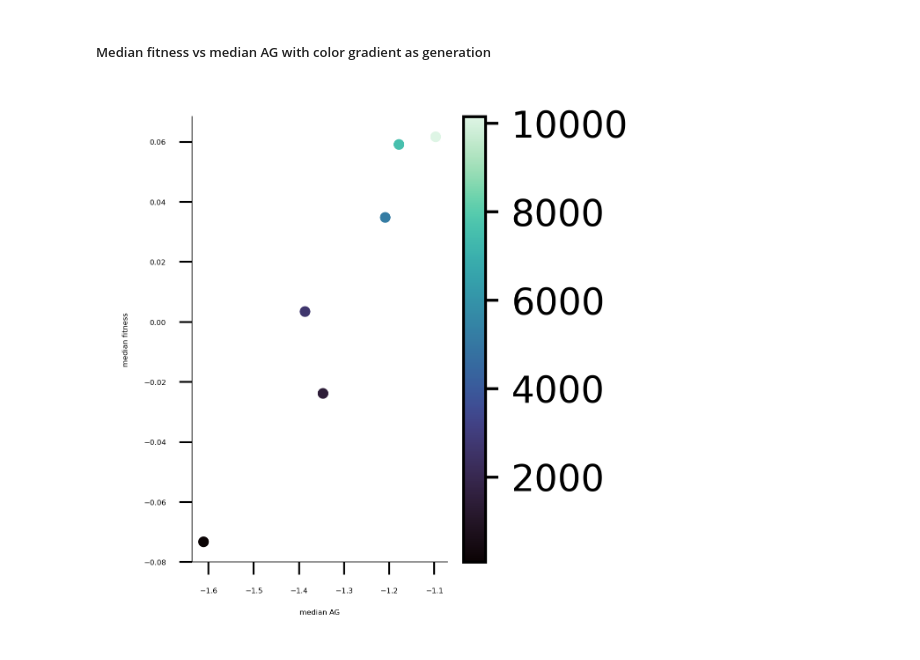
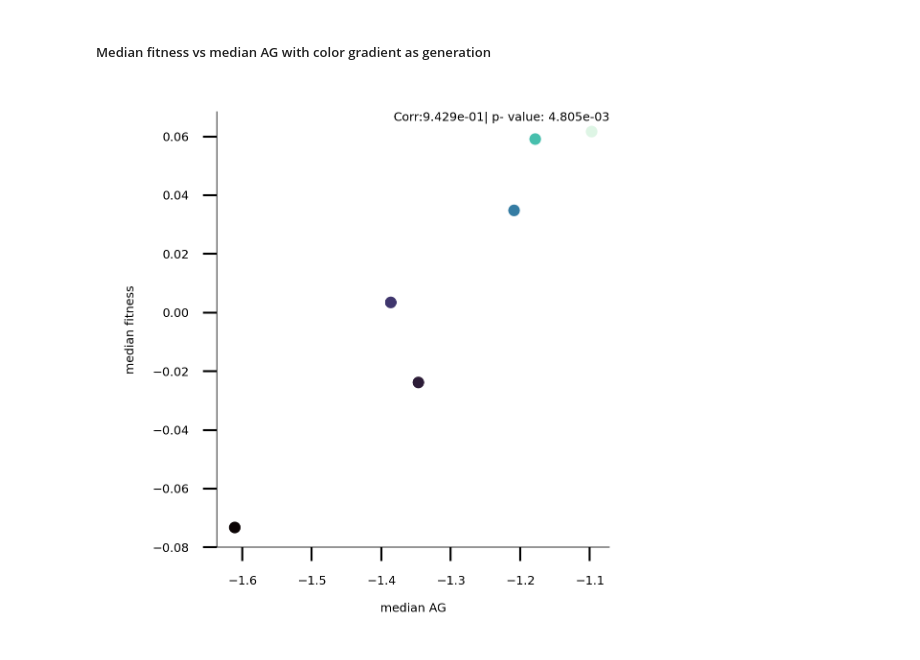
Before and after one commit to cellsemantics/Oligo_Promotion, a Jupyter notebook: yeast/scripts/yeast analysis.ipynb, the cells around one changed output. Saved outputs shown, nothing was run; the diff lists cells and outputs as text; code cells hidden in the pictures.

```diff
--- a/yeast/scripts/yeast analysis.ipynb
+++ b/yeast/scripts/yeast analysis.ipynb
@@ -431,10 +410,13 @@ def plot_scatter(data:pd.DataFrame(),x_column, y_column, ax, logy=False):
 
     import matplotlib.pyplot as plt
     import seaborn as sns
+    from scipy.stats import spearmanr
 
     data = data.copy()
 
     all_population_combined_median  = utility.return_median_data_gen_wise(data, x_column=x_column, y_column=y_column)
+
+    # print(all_population_combined_median)
 
     norm = plt.Normalize(all_population_combined_median['generation_number'].min(), all_population_combined_median['generation_number'].max())
     sm = plt.cm.ScalarMappable(cmap="mako", norm=norm)
@@ -447,16 +429,23 @@ def plot_scatter(data:pd.DataFrame(),x_column, y_column, ax, logy=False):
 
     ax = sns.scatterplot(all_population_combined_median, x = x_updated, y = y_updated, hue="generation_number",ax= ax, legend=True, s = 10, palette='mako')
 
-    offset = 0.01
+    offset = 0
 
     # formatted_correlation_mutator = "{:.2e}".format(all_population_combined_median[x_updated].corr(all_population_combined_median[y_updated]))
     # ax.text((max(ax.get_xlim()) - offset), (max(ax.get_ylim()) - offset), "Corr:" + formatted_correlation_mutator, fontsize=5, color='red', ha='right', va='top')
+
+    all_spearman_corr = "{:.3e}".format(spearmanr(all_population_combined_median[x_updated], all_population_combined_median[y_updated])[0])
+    all_spearman_p = "{:.3e}".format(spearmanr(all_population_combined_median[x_updated], all_population_combined_median[y_updated])[1])
+    ax.text((max(ax.get_xlim()) -100* offset), (max(ax.get_ylim()) - offset), "Corr:" + str(all_spearman_corr) + "| p- value: " + str(all_spearman_p), fontsize=3, color='black', ha='right', va='top')
 
     ax = utility.custom_figure_axis(ax, fontsize=5, show_ticks = True, rotation=0)
     # ax[i].set_ylabel("log10(Median AC)")
 
     ax.get_legend().remove()
-    ax.figure.colorbar(sm, ax=ax)
+    # ax.figure.colorbar(sm, ax=ax)
+    # cbar = ax.collections[0].colorbar
+    # cbar.ax.yaxis.set_tick_params(labelsize=3)
+
     # ax.figure.colorbar(sm)
 
     plt.tight_layout()
@@ -496,9 +485,9 @@ ax[1] = utility.custom_figure_axis(ax[1], fontsize=3, show_ticks = True, rotatio
 # %% [markdown]
 ##### Median fitness vs median AG with color gradient as generation
 # %%
-fig, ax = plt.subplots(1,  1, dpi = 600, figsize = (2.3, 2.3), sharex=True)
+fig, ax = plt.subplots(1,  1, dpi = 600, figsize = (2.1, 2.1), sharex=True)
 ax=plot_scatter(all_mutation,  x_column = "AG", y_column = "fitness", ax=ax,  logy=False)
-ax = utility.custom_figure_axis(ax, fontsize=2, show_ticks = True, rotation=0)
-# plt.savefig("../figure/Yeast fitness ag vs ag scatter plot.pdf", dpi = 600)
+ax = utility.custom_figure_axis(ax, fontsize=3, show_ticks = True, rotation=0)
+plt.savefig("../figure/Yeast median fitness vs median ag scatter plot.pdf", dpi = 600)
 # %% [output]
-[figure, old version]
+[figure, new version]
```
Also changed, not shown: parts of 9 cells of this notebook.
